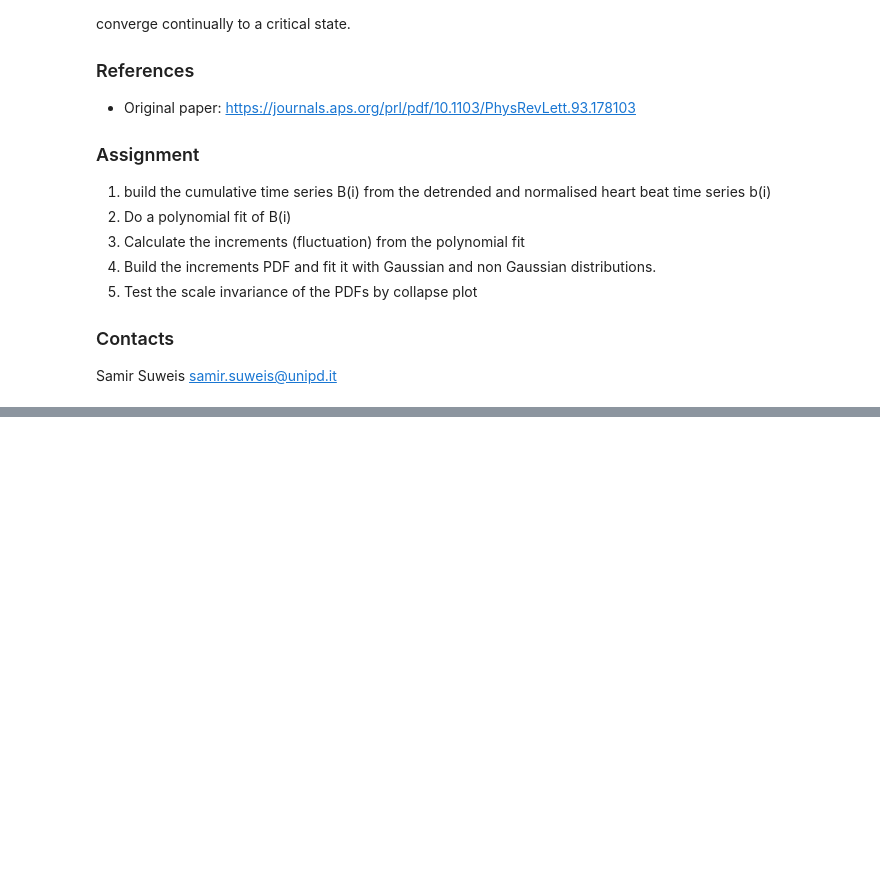
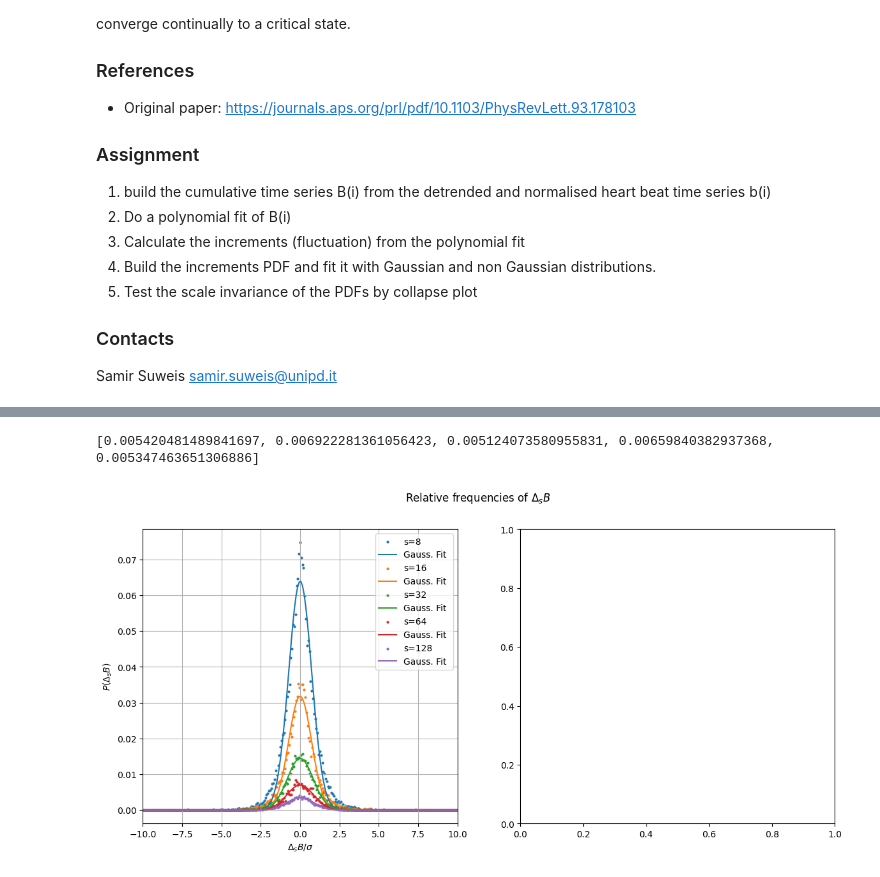
Before and after one commit to mihribanyvs/Critical_Scale_Invariance_in_HHHR, a Jupyter notebook: Project.ipynb, the cells around one changed output, grey strips where cells are left out. Saved outputs shown, nothing was run; the diff lists cells and outputs as text; code cells hidden in the pictures; blank space fills up the shorter version.

```diff
--- a/Project.ipynb
+++ b/Project.ipynb
@@ -187,0 +174,28 @@ for i in Delta_S:
+# %%
+from scipy.stats import moments
+
+fig, ax = plt.subplots(1,2, figsize = (14,6))
+x = np.linspace(-20, 20, 400)
+moms =[]
+for idx, s in enumerate(s_vals):
+    n=len(Delta_S[idx])
+    s_mom=[]
+    histogram, bins = np.histogram(Delta_S[idx], bins=int(np.sqrt(n)), range=(-20,20), density =True)
+    bin_centers = (bins[:-1] + bins[1:]) / 2
+    ax[0].scatter(bin_centers, histogram/(s), label=f's={s}', s=4, marker='o')
+    ax[0].set_xlim(-10,10)
+    popt, pcov = curve_fit(gauss , bin_centers, histogram, p0=[0.1,0,2])
+    ax[0].plot(x, gauss(x, *popt)/s, label=f'Gauss. Fit ')
+    for p in range(1,6)
+        s_mom.append((Delta_S[idx], moment=p))
+    moms.append(np.array(s_mom))
+ax[1].plot(np)
+
+plt.suptitle('Relative frequencies of $\Delta_sB$')
+ax[0].set_xlabel('$\Delta_sB/\sigma$')
+ax[0].set_ylabel('$P(\Delta_sB)$')
+ax[0].legend()
+ax[0].grid(True)
+# %% [output]
+[0.005420481489841697, 0.006922281361056423, 0.005124073580955831, 0.00659840382937368, 0.005347463651306886]
+[figure, added]
```
Also changed, not shown: parts of 8 cells of this notebook.
